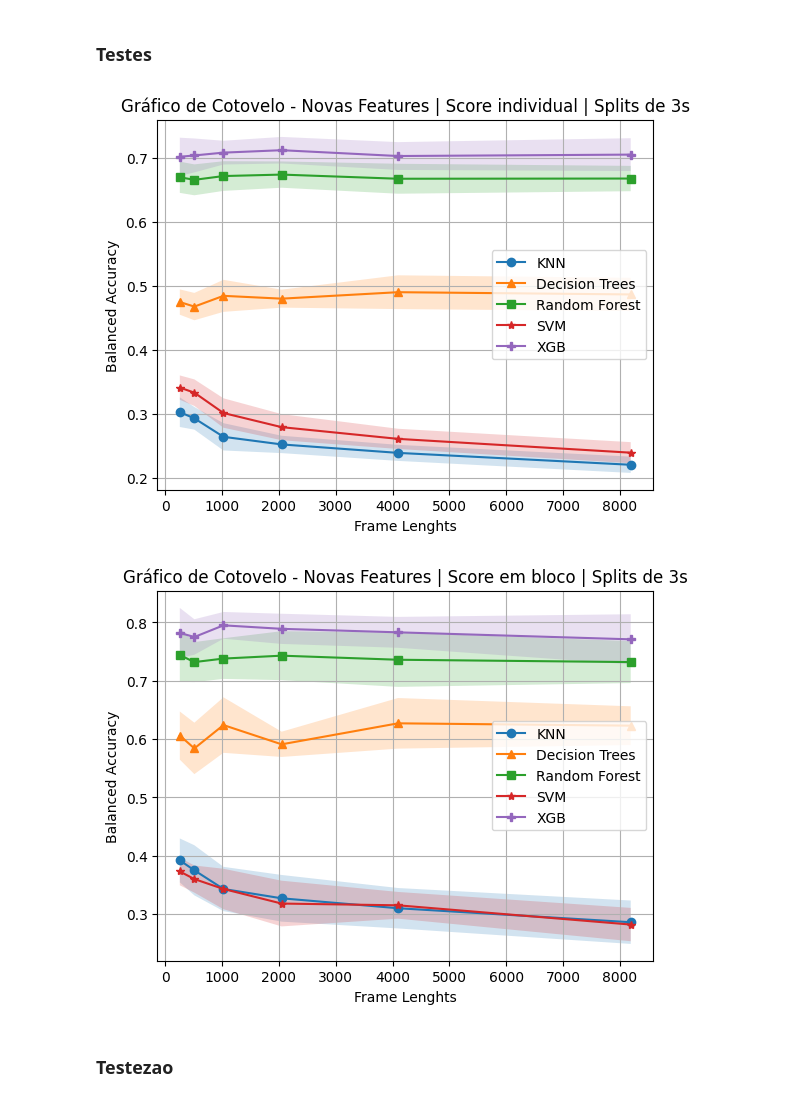
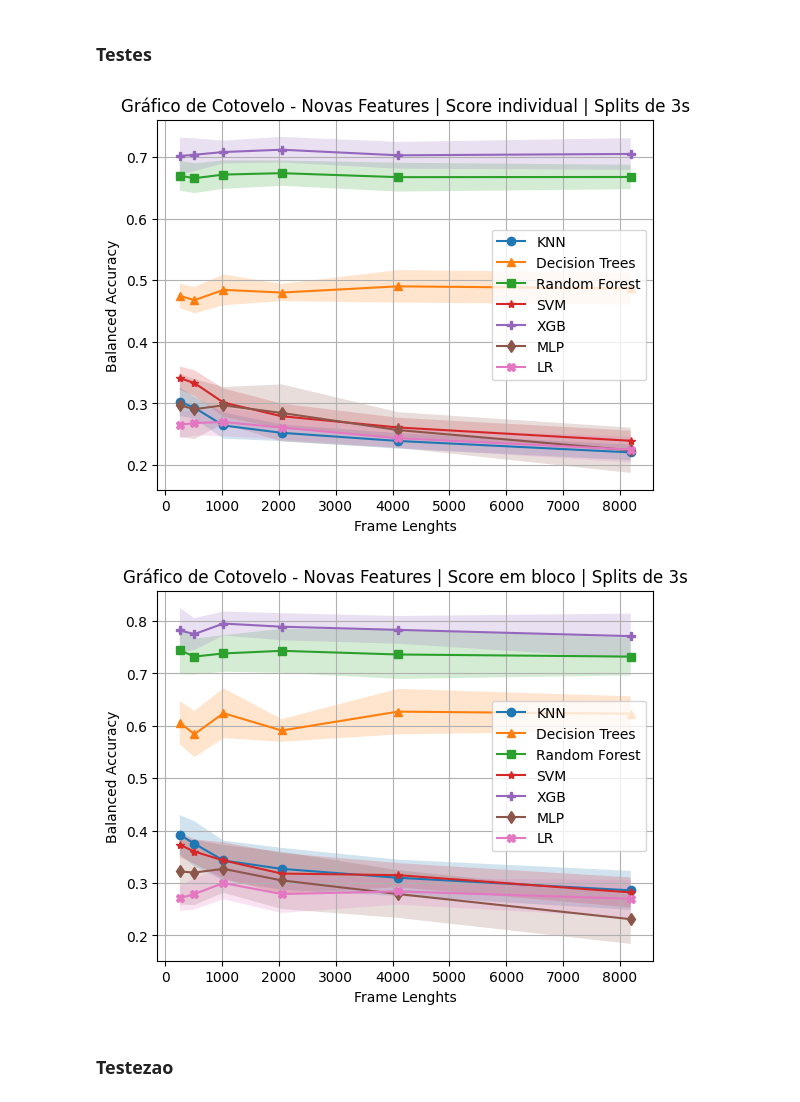
Before and after one commit to andryll/MGR-IC, a Jupyter notebook: codes/ClassificationTestes.ipynb, the cells around one changed output. Drawn from its saved outputs; the diff is of its cells as text; code cells hidden in the pictures.

```diff
--- a/codes/ClassificationTestes.ipynb
+++ b/codes/ClassificationTestes.ipynb
@@ -257,12 +258,16 @@ dtscores = []
 rfscores = []
 svmscores = []
 xgbscores = []
+mlpscores = []
+lrscores = []
 
 knnscoresB = []
 dtscoresB = []
 rfscoresB = []
 svmscoresB = []
 xgbscoresB = []
+mlpscoresB = []
+lrscoresB = []
 
 seeds = [14, 42, 60, 87, 113, 156, 211, 456, 917, 1001]
 # seeds = [14, 42, 60]
@@ -277,19 +282,23 @@ seeds = [14, 42, 60, 87, 113, 156, 211, 456, 917, 1001]
 #   rfscores.append(elbowRF(dflist, seed = seed, n_songs=500))
 
 for seed in seeds:
-  knn, dt, rf, svmc, xgbc, knnB, dtB, rfB, svmcB, xgbcB = elbowAll(dflist, seed = seed, n_songs=1000)
+  knn, dt, rf, svmc, xgbc, mlp, lr, knnB, dtB, rfB, svmcB, xgbcB, mlpB, lrB = elbowAll(dflist, seed = seed, n_songs=1000)
 
   knnscores.append(knn)
   dtscores.append(dt)
   rfscores.append(rf)
   svmscores.append(svmc)
   xgbscores.append(xgbc)
+  mlpscores.append(mlp)
+  lrscores.append(lr)
 
   knnscoresB.append(knnB)
   dtscoresB.append(dtB)
   rfscoresB.append(rfB)
   svmscoresB.append(svmcB)
   xgbscoresB.append(xgbcB)
+  mlpscoresB.append(mlpB)
+  lrscoresB.append(lrB)
 # %%
 # Coloca as listas de score em uma outra lista a cria listas com as médias e os sds.
 
@@ -306,12 +315,18 @@ scoreslist.append(np.array(dtscores))
 scoreslist.append(np.array(rfscores))
 scoreslist.append(np.array(svmscores))
 scoreslist.append(np.array(xgbscores))
+scoreslist.append(np.array(mlpscores))
+scoreslist.append(np.array(lrscores))
+
 
 scoreslistB.append(np.array(knnscoresB))
 scoreslistB.append(np.array(dtscoresB))
 scoreslistB.append(np.array(rfscoresB))
 scoreslistB.append(np.array(svmscoresB))
 scoreslistB.append(np.array(xgbscoresB))
+scoreslistB.append(np.array(mlpscoresB))
+scoreslistB.append(np.array(lrscoresB))
+
 
 # KNN3 = 0 / KNN5 = 1 / KNN7 = 2 / DT = 3 / RF = 4
 
@@ -326,8 +341,8 @@ for score in scoreslistB:
 #  Plota o gráfico com as médias das seeds e os desvios padrão
 
 frame_lenghts = [256, 512, 1024, 2048, 4096, 8192]
-labels = ['KNN', 'Decision Trees', 'Random Forest', 'SVM', 'XGB']
-markers = ['o', '^', 's', '*', 'P']
+labels = ['KNN', 'Decision Trees', 'Random Forest', 'SVM', 'XGB', 'MLP', 'LR']
+markers = ['o', '^', 's', '*', 'P', 'd', 'X']
 
 for i in range(len(scoresmeans)):
   plt.plot(frame_lenghts, scoresmeans[i], label = labels[i], marker = markers[i])
@@ -343,29 +358,29 @@ plt.title('Gráfico de Cotovelo - Novas Features | Score individual | Splits de
 plt.savefig('3s_new.pdf')
 plt.show()
 # %% [output]
-[figure, old version]
+[figure, new version]
 # %%
 #  Plota o gráfico com as médias das seeds e os desvios padrão
 
 frame_lenghts = [256, 512, 1024, 2048, 4096, 8192]
-labels = ['KNN', 'Decision Trees', 'Random Forest', 'SVM', 'XGB']
-markers = ['o', '^', 's', '*', 'P']
+labels = ['KNN', 'Decision Trees', 'Random Forest', 'SVM', 'XGB', 'MLP', 'LR']
+markers = ['o', '^', 's', '*', 'P', 'd', 'X']
 
 for i in range(len(scoresmeansB)):
   plt.plot(frame_lenghts, scoresmeansB[i], label = labels[i], marker = markers[i])
   plt.fill_between(frame_lenghts, scoresmeansB[i] + scoressdsB[i], scoresmeansB[i] - scoressdsB[i], alpha = 0.2)
 
 plt.legend()
 plt.grid()
 plt.ylabel('Balanced Accuracy')
 plt.xlabel('Frame Lenghts')
 plt.title('Gráfico de Cotovelo - Novas Features | Score em bloco | Splits de 3s')
 
 # Nome do arquivo pra salvar
 plt.savefig('3s_new_block.pdf')
 plt.show()
 # %% [output]
-[figure, old version]
+[figure, new version]
 # %% [markdown]
 ### Testezao
 # %%
```
Also changed, not shown: parts of 2 cells of this notebook.
